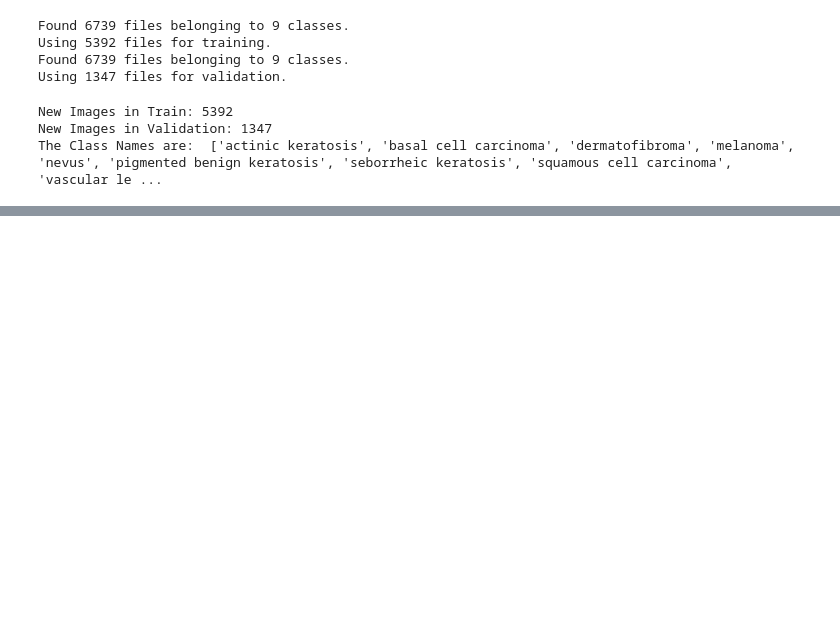
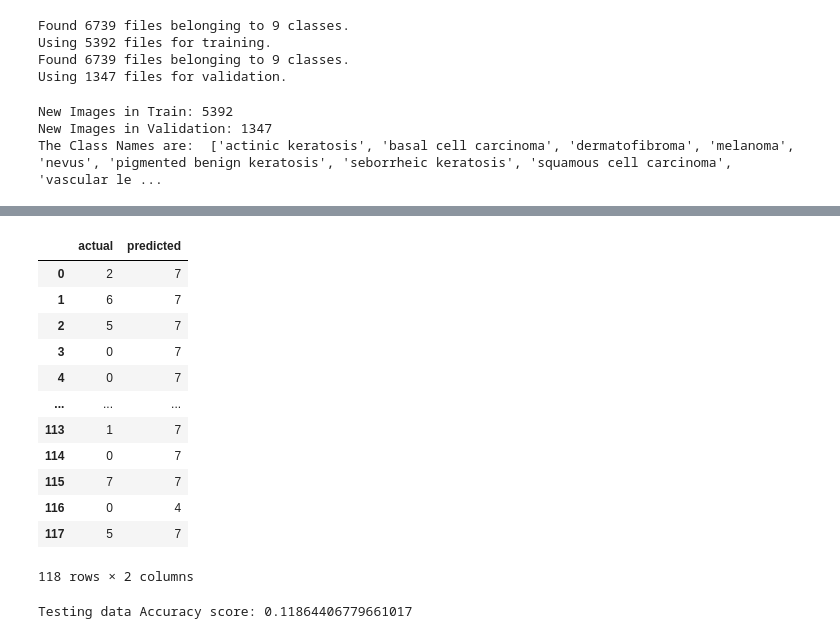
Before and after one commit to Vasista-Eranki/MelanomaDetectionAssignment, a Jupyter notebook: Melanoma_Detection_Assignment_SatyaKrishnaVasista.ipynb, the cells around one changed output, grey strips where cells are left out. Saved outputs shown, nothing was run; the diff lists cells and outputs as text; code cells hidden in the pictures; blank space fills up the shorter version.

```diff
--- a/Melanoma_Detection_Assignment_SatyaKrishnaVasista.ipynb
+++ b/Melanoma_Detection_Assignment_SatyaKrishnaVasista.ipynb
@@ -662,0 +664,9 @@ Epoch 20/20
+# %%
+test_ds = tf.keras.preprocessing.image_dataset_from_directory(
+          testing_data_dir,
+          labels='inferred', seed=123,
+          validation_split=None,
+          subset=None,
+          label_mode='categorical',
+          image_size=(input_image_height, input_image_width),
+          batch_size=batch_size)
@@ -662,0 +679,2 @@ Epoch 20/20
+# %%
+test_predictions = final_model.predict(test_ds, batch_size=batch_size, workers=4)
@@ -662,0 +683,26 @@ Epoch 20/20
+# %%
+unbatched_data = test_ds.unbatch()
+# %%
+actual_test_labels = [np.argmax(label) for image, label in unbatched_data.as_numpy_iterator()]
+predicted_test_labels = np.argmax(test_predictions, axis=1)
+# %%
+pd.DataFrame({'actual': actual_test_labels, 'predicted': predicted_test_labels})
+# %% [output]
+|  | actual | predicted |
+| 0 | 2 | 7 |
+| 1 | 6 | 7 |
+| 2 | 5 | 7 |
+| 3 | 0 | 7 |
+| 4 | 0 | 7 |
+| ... | ... | ... |
+| 113 | 1 | 7 |
+| 114 | 0 | 7 |
+| 115 | 7 | 7 |
+| 116 | 0 | 4 |
+| 117 | 5 | 7 |
+118 rows × 2 columns
+# %%
+from sklearn.metrics import confusion_matrix, accuracy_score
+print("Testing data Accuracy score:", accuracy_score(actual_test_labels, predicted_test_labels))
+# %% [output]
+Testing data Accuracy score: 0.11864406779661017
```
Also changed, not shown: parts of 64 cells of this notebook.
